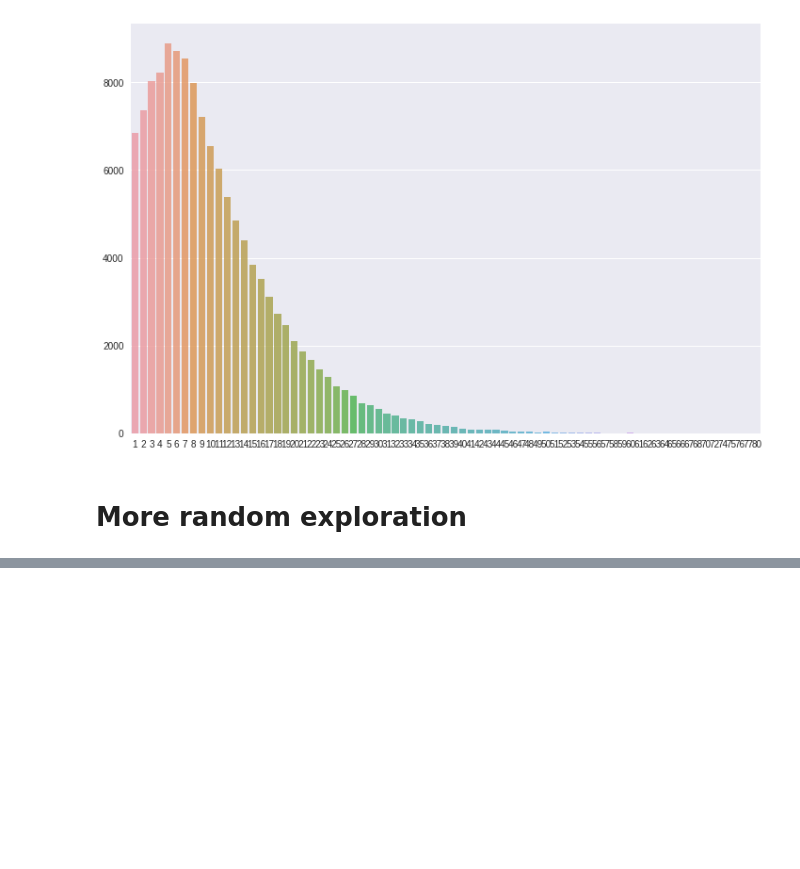
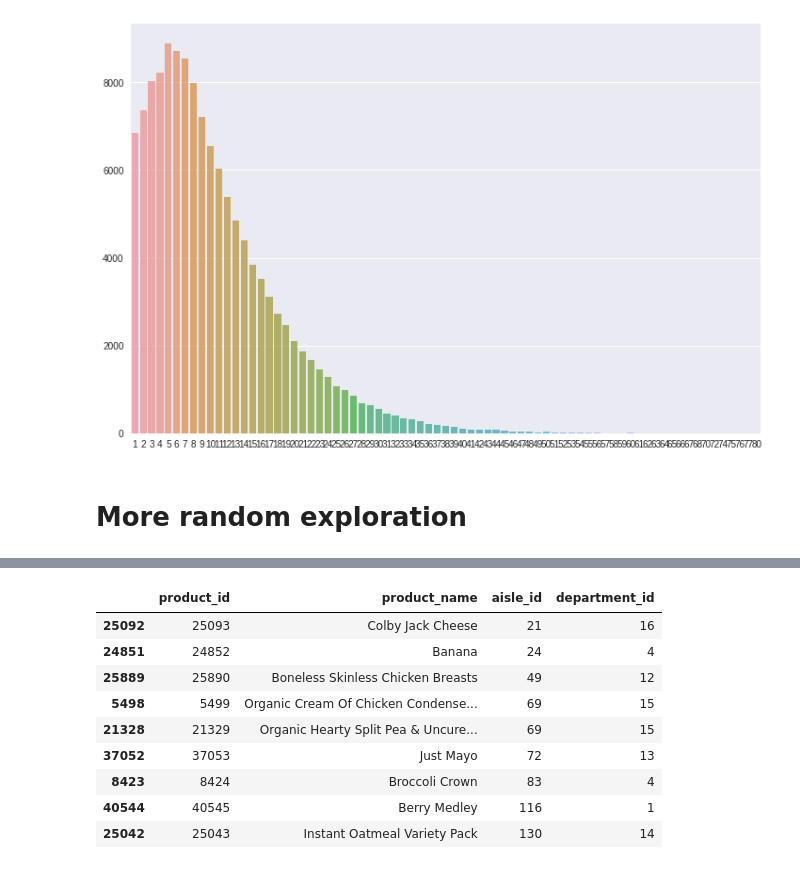
Before and after one commit to ML-KA/team-datascience-projects, a Jupyter notebook: Instacart/siboehm/notebooks/exploration.ipynb, the cells around one changed output, grey strips where cells are left out. Saved outputs shown, nothing was run; the diff lists cells and outputs as text; code cells hidden in the pictures; blank space fills up the shorter version.

```diff
--- a/Instacart/siboehm/notebooks/exploration.ipynb
+++ b/Instacart/siboehm/notebooks/exploration.ipynb
@@ -199,0 +229,13 @@ order_products_train_df.shape[0]
+# %%
+products_df[products_df.product_id.isin(verify_ordered_products.product_id)].sort_values("aisle_id")
+# %% [output]
+|  | product_id | product_name | aisle_id | department_id |
+| 25092 | 25093 | Colby Jack Cheese | 21 | 16 |
+| 24851 | 24852 | Banana | 24 | 4 |
+| 25889 | 25890 | Boneless Skinless Chicken Breasts | 49 | 12 |
+| 5498 | 5499 | Organic Cream Of Chicken Condense... | 69 | 15 |
+| 21328 | 21329 | Organic Hearty Split Pea & Uncure... | 69 | 15 |
+| 37052 | 37053 | Just Mayo | 72 | 13 |
+| 8423 | 8424 | Broccoli Crown | 83 | 4 |
+| 40544 | 40545 | Berry Medley | 116 | 1 |
+| 25042 | 25043 | Instant Oatmeal Variety Pack | 130 | 14 |
```
Also changed, not shown: parts of 5 cells of this notebook, 1 other file.
